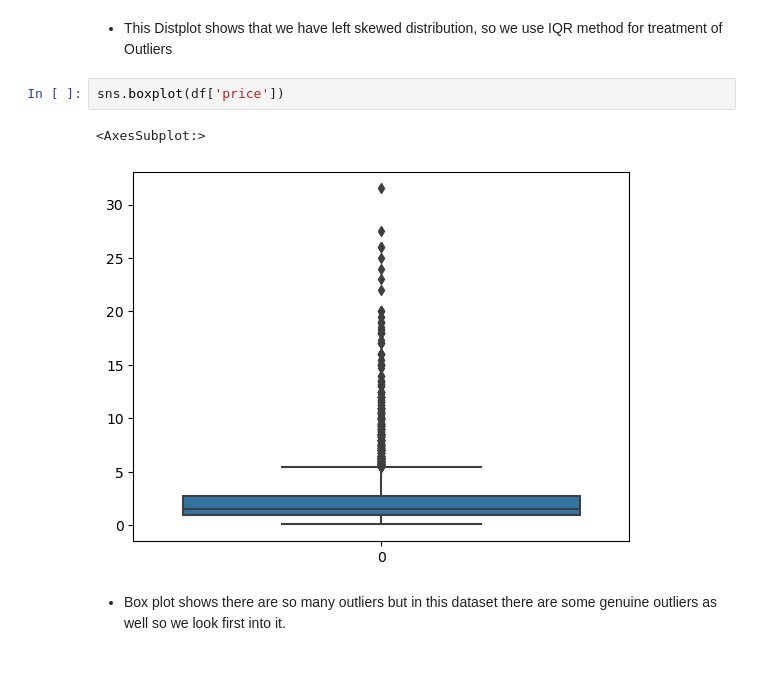
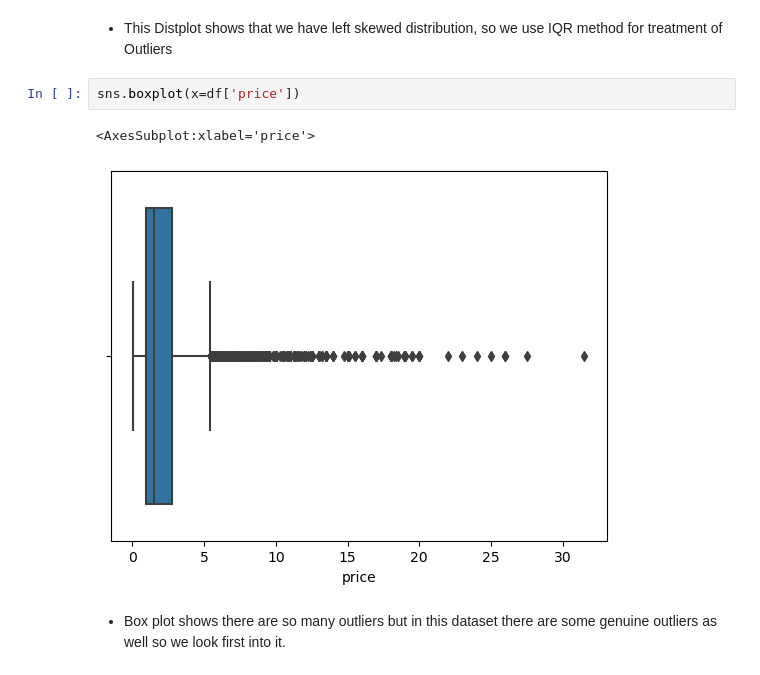
Before and after one commit to Dishantkharkar/HomeFindr_project, a Jupyter notebook: Gurugram/Outliers Treatment/Outliers_Treatment.ipynb, the cells around one changed output. Drawn from its saved outputs; the diff is of its cells as text.

```diff
--- a/Gurugram/Outliers Treatment/Outliers_Treatment.ipynb
+++ b/Gurugram/Outliers Treatment/Outliers_Treatment.ipynb
@@ -63,10 +63,10 @@ sns.displot(df['price'],kde=True)
 # %% [markdown]
 * This Distplot shows that we have left skewed distribution, so we use IQR method for treatment of Outliers
 # %%
-sns.boxplot(df['price'])
+sns.boxplot(x=df['price'])
 # %% [output]
-<AxesSubplot:>
+<AxesSubplot:xlabel='price'>
-[figure, old version]
+[figure, new version]
 # %% [markdown]
 * Box plot shows there are so many outliers but in this dataset there are some genuine outliers as well so we look first into it.
 # %%
```
Also changed, not shown: parts of 30 cells of this notebook.
